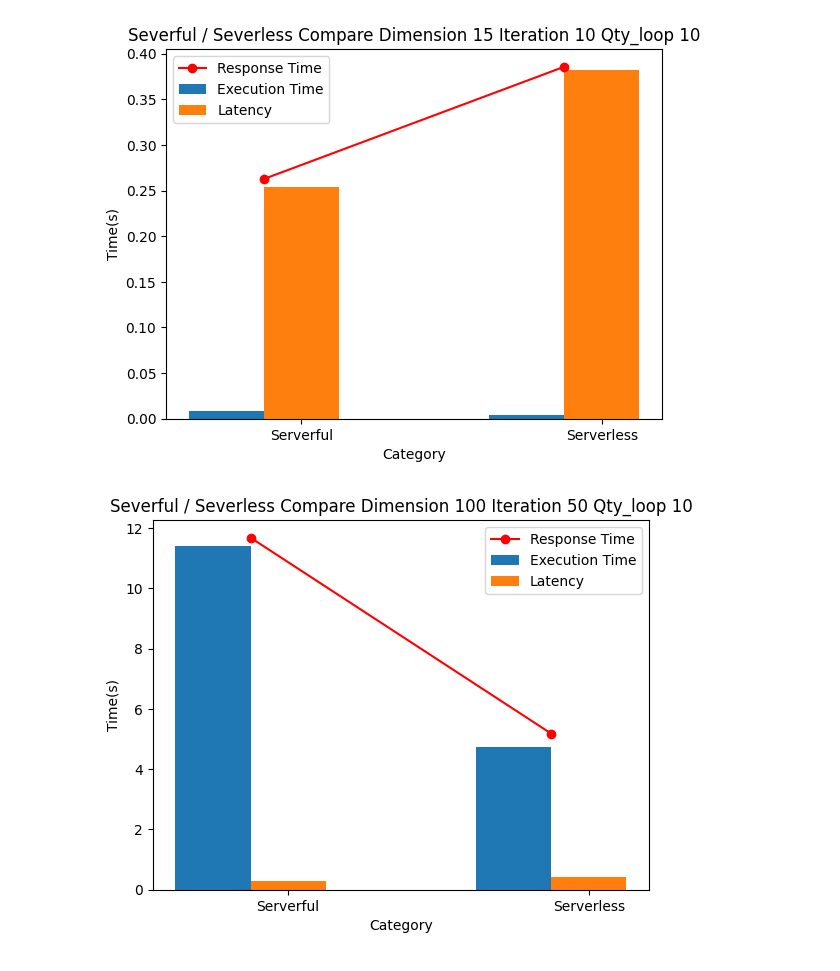
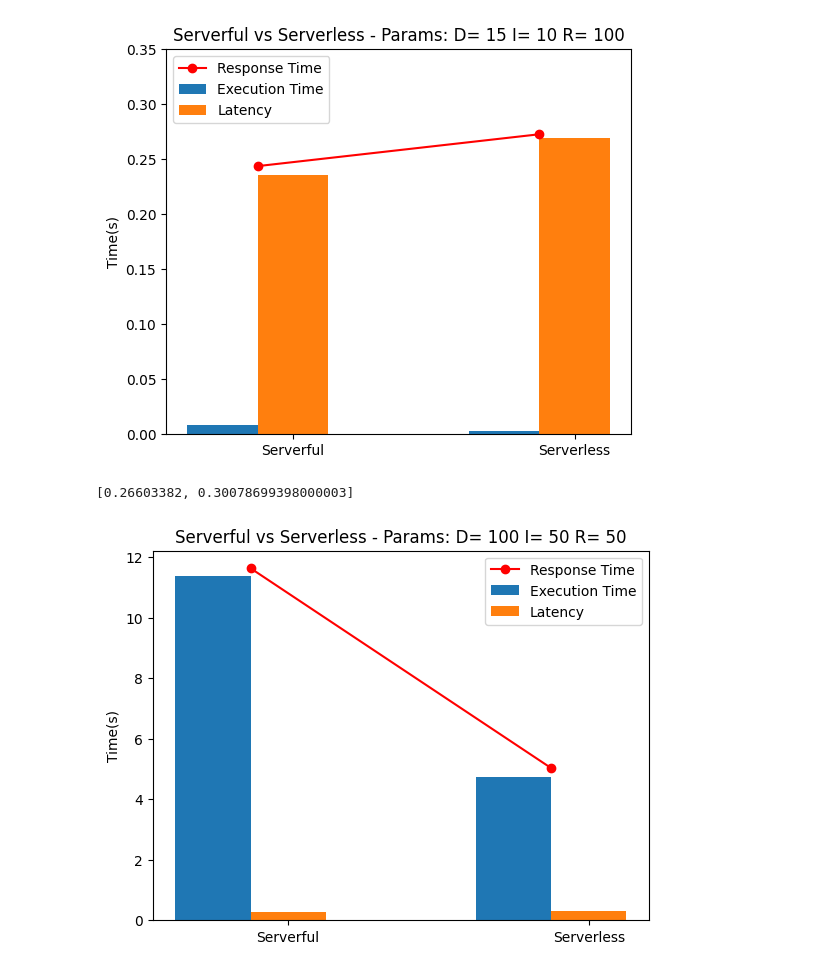
Before and after one commit to MichaelKuby/CMPT756_FinalProject, a Jupyter notebook: Analysis/new analysis.ipynb, the cells around one changed output. Saved outputs shown, nothing was run; the diff lists cells and outputs as text; code cells hidden in the pictures.

```diff
--- a/Analysis/new analysis.ipynb
+++ b/Analysis/new analysis.ipynb
@@ -5,7 +5,7 @@ import os
 
 # Replace 'your_csv_file.csv' with the path to your CSV file
 
-file_path = "../Serverful/results/15,10,10,10==>[2024-04-06]23:16:14.315/result.csv"
+file_path = "../Serverful/results/15,10,100,0==>[2024-04-07]17:44:14.573/result.csv"
 
 dimensions_str = file_path.split('/')[-2]
 dimensions_str = dimensions_str.split("==>[")[0]
@@ -13,40 +13,39 @@ dimensions = dimensions_str.split(",")  # Split by comma
 show_dim = [int(dim) for dim in dimensions]
 
 df3 = pd.read_csv(file_path)
 
 # Calculate the average of execution time and network delay
 severful_avg_exe_time = df3['execution_time'].mean()
 severful_avg_latency = df3['network_delay'].mean()
 severful_avg_response = severful_avg_exe_time + severful_avg_latency
 
-df4 = pd.read_csv('../Serverless/log/S04_15,10,10,10_lambda_test_log_2024-04-06_18-27-43.csv')
+df4 = pd.read_csv('../Serverless/log/S17_15,10,100,0_lambda_test_log_2024-04-07_17-45-00.csv')
 severless_avg_exe_time = df4['execution_time'].mean()
 severless_avg_latency = df4['network_delay'].mean()
 severless_avg_response = severless_avg_exe_time + severless_avg_latency
 
 # Data
 categories = ['Serverful', 'Serverless']
 response_time = [severful_avg_response, severless_avg_response]
 execution_time = [severful_avg_exe_time, severless_avg_exe_time]
 latency = [severful_avg_latency, severless_avg_latency]
 
 # Plotting
 bar_width = 0.25
 index = range(len(categories))
-
+plt.figure(figsize=(6, 5))
 plt.bar(index, execution_time, bar_width, label='Execution Time')
 plt.bar([i + bar_width for i in index], latency, bar_width, label='Latency')
 
 plt.plot([i + bar_width / 2 for i in index], response_time, marker='o', linestyle='-', color='r', label='Response Time')
-
-plt.xlabel('Category')
 plt.ylabel('Time(s)')
-plt.title(f"Severful / Severless Compare Dimension {show_dim[0]} Iteration {show_dim[1]} Qty_loop {show_dim[2]}")
+plt.title(f"Serverful vs Serverless - Params: D= {show_dim[0]} I= {show_dim[1]} R= {show_dim[2]}")
 plt.xticks([i + bar_width for i in index], categories)
-plt.legend()
+plt.ylim(0, 0.35)
+plt.legend(loc='upper left', fontsize=10)# Move the legend to upper right corner
 plt.show()
 # %% [output]
-[figure, old version]
+[figure, new version]
 # %%
 
 import pandas as pd
@@ -55,7 +54,7 @@ import os
 
 # Replace 'your_csv_file.csv' with the path to your CSV file
 
-file_path = "../Serverful/results/100,50,10,10==>[2024-04-07]15:26:00.913/result.csv"
+file_path = "../Serverful/results/100,50,50,0==>[2024-04-07]17:45:56.670/result.csv"
 
 dimensions_str = file_path.split('/')[-2]
 dimensions_str = dimensions_str.split("==>[")[0]
@@ -69,7 +68,7 @@ severful_avg_exe_time = df3['execution_time'].mean()
 severful_avg_latency = df3['network_delay'].mean()
 severful_avg_response = severful_avg_exe_time + severful_avg_latency
 
-df4 = pd.read_csv('../Serverless/log/S09_100,50,10,10_lambda_test_log_2024-04-06_21-56-34.csv')
+df4 = pd.read_csv('../Serverless/log/S18_100,50,50,0_lambda_test_log_2024-04-07_17-48-31.csv')
 severless_avg_exe_time = df4['execution_time'].mean()
 severless_avg_latency = df4['network_delay'].mean()
 severless_avg_response = severless_avg_exe_time + severless_avg_latency
@@ -79,7 +78,7 @@ categories = ['Serverful', 'Serverless']
 response_time = [severful_avg_response, severless_avg_response]
 execution_time = [severful_avg_exe_time, severless_avg_exe_time]
 latency = [severful_avg_latency, severless_avg_latency]
-
+print(latency)
 # Plotting
 bar_width = 0.25
 index = range(len(categories))
@@ -89,14 +88,14 @@ plt.bar([i + bar_width for i in index], latency, bar_width, label='Latency')
 
 plt.plot([i + bar_width / 2 for i in index], response_time, marker='o', linestyle='-', color='r', label='Response Time')
 
-plt.xlabel('Category')
 plt.ylabel('Time(s)')
-plt.title(f"Severful / Severless Compare Dimension {show_dim[0]} Iteration {show_dim[1]} Qty_loop {show_dim[2]}")
+plt.title(f"Serverful vs Serverless - Params: D= {show_dim[0]} I= {show_dim[1]} R= {show_dim[2]}")
 plt.xticks([i + bar_width for i in index], categories)
 plt.legend()
 plt.show()
 # %% [output]
+[0.26603382, 0.30078699398000003]
-[figure, old version]
+[figure, new version]
 # %%
 
 import pandas as pd
```
Also changed, not shown: parts of 1 cell of this notebook.
